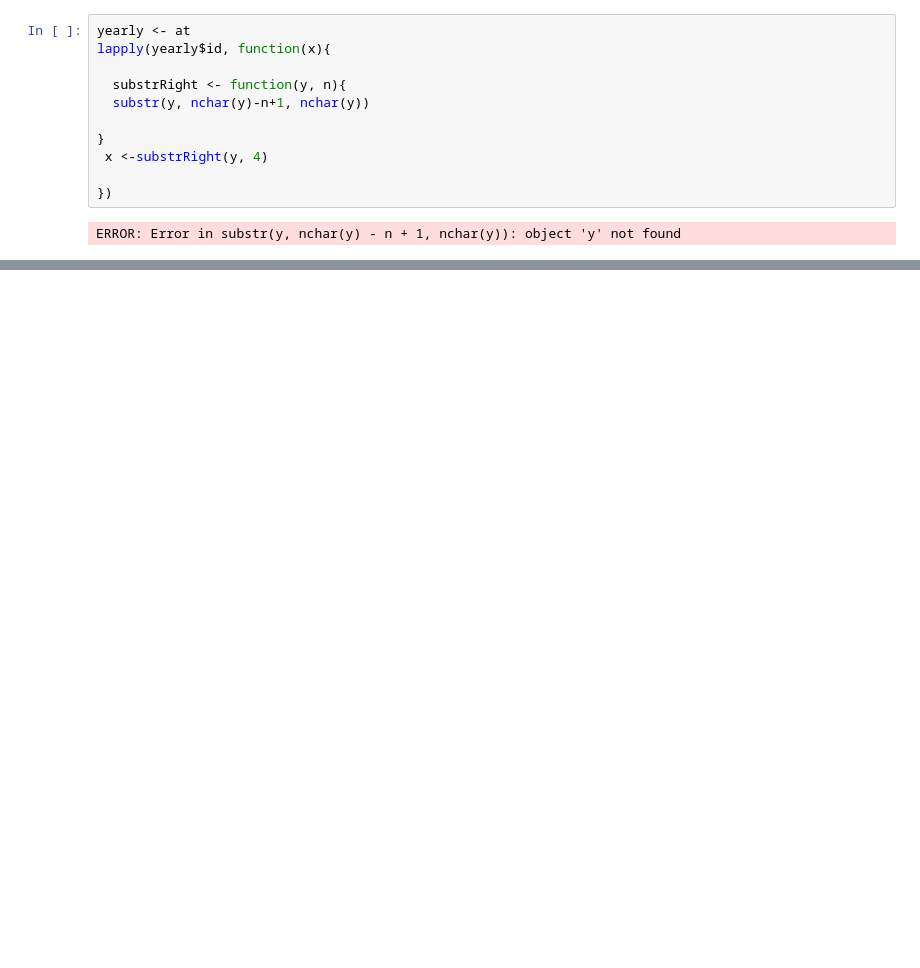
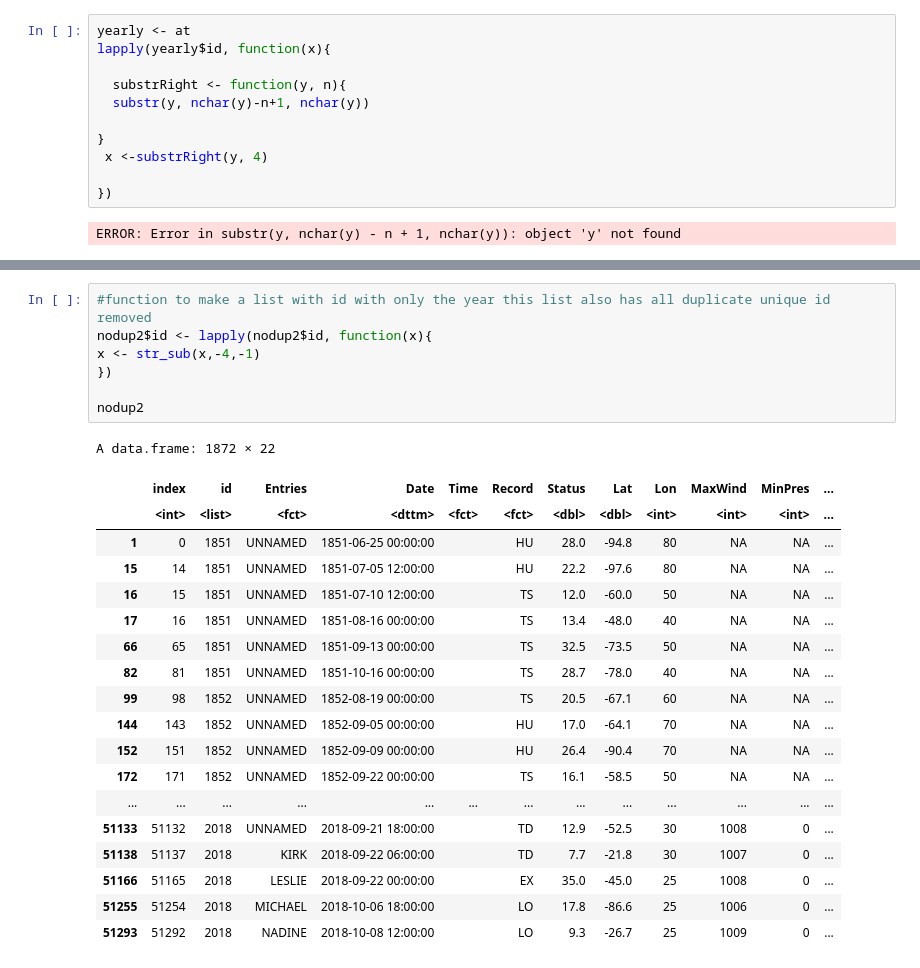
Before and after one commit to zoharsajith/CS424Project2, a Jupyter notebook: notebook-p.ipynb, the cells around one changed output, grey strips where cells are left out. Cells and saved outputs as stored; diff of their text form; blank space fills up the shorter version.

```diff
--- a/notebook-p.ipynb
+++ b/notebook-p.ipynb
@@ -162,0 +281,27 @@ ERROR: Error in substr(y, nchar(y) - n + 1, nchar(y)): object 'y' not found
+# %%
+#function to make a list with id with only the year this list also has all duplicate unique id removed
+nodup2$id <- lapply(nodup2$id, function(x){
+x <- str_sub(x,-4,-1)
+})
+
+nodup2
+# %% [output]
+A data.frame: 1872 × 22
+|  | index | id | Entries | Date | Time | Record | Status | Lat | Lon | MaxWind | MinPres | ... |
+|  | <int> | <list> | <fct> | <dttm> | <fct> | <fct> | <dbl> | <dbl> | <int> | <int> | <int> | ... |
+| 1 | 0 | 1851 | UNNAMED | 1851-06-25 00:00:00 |  | HU | 28.0 | -94.8 | 80 | NA | NA | ... |
+| 15 | 14 | 1851 | UNNAMED | 1851-07-05 12:00:00 |  | HU | 22.2 | -97.6 | 80 | NA | NA | ... |
+| 16 | 15 | 1851 | UNNAMED | 1851-07-10 12:00:00 |  | TS | 12.0 | -60.0 | 50 | NA | NA | ... |
+| 17 | 16 | 1851 | UNNAMED | 1851-08-16 00:00:00 |  | TS | 13.4 | -48.0 | 40 | NA | NA | ... |
+| 66 | 65 | 1851 | UNNAMED | 1851-09-13 00:00:00 |  | TS | 32.5 | -73.5 | 50 | NA | NA | ... |
+| 82 | 81 | 1851 | UNNAMED | 1851-10-16 00:00:00 |  | TS | 28.7 | -78.0 | 40 | NA | NA | ... |
+| 99 | 98 | 1852 | UNNAMED | 1852-08-19 00:00:00 |  | TS | 20.5 | -67.1 | 60 | NA | NA | ... |
+| 144 | 143 | 1852 | UNNAMED | 1852-09-05 00:00:00 |  | HU | 17.0 | -64.1 | 70 | NA | NA | ... |
+| 152 | 151 | 1852 | UNNAMED | 1852-09-09 00:00:00 |  | HU | 26.4 | -90.4 | 70 | NA | NA | ... |
+| 172 | 171 | 1852 | UNNAMED | 1852-09-22 00:00:00 |  | TS | 16.1 | -58.5 | 50 | NA | NA | ... |
+| ... | ... | ... | ... | ... | ... | ... | ... | ... | ... | ... | ... | ... |
+| 51133 | 51132 | 2018 | UNNAMED | 2018-09-21 18:00:00 |  | TD | 12.9 | -52.5 | 30 | 1008 | 0 | ... |
+| 51138 | 51137 | 2018 | KIRK | 2018-09-22 06:00:00 |  | TD | 7.7 | -21.8 | 30 | 1007 | 0 | ... |
+| 51166 | 51165 | 2018 | LESLIE | 2018-09-22 00:00:00 |  | EX | 35.0 | -45.0 | 25 | 1008 | 0 | ... |
+| 51255 | 51254 | 2018 | MICHAEL | 2018-10-06 18:00:00 |  | LO | 17.8 | -86.6 | 25 | 1006 | 0 | ... |
+| 51293 | 51292 | 2018 | NADINE | 2018-10-08 12:00:00 |  | LO | 9.3 | -26.7 | 25 | 1009 | 0 | ... |
```
Also changed, not shown: parts of 8 cells of this notebook.
